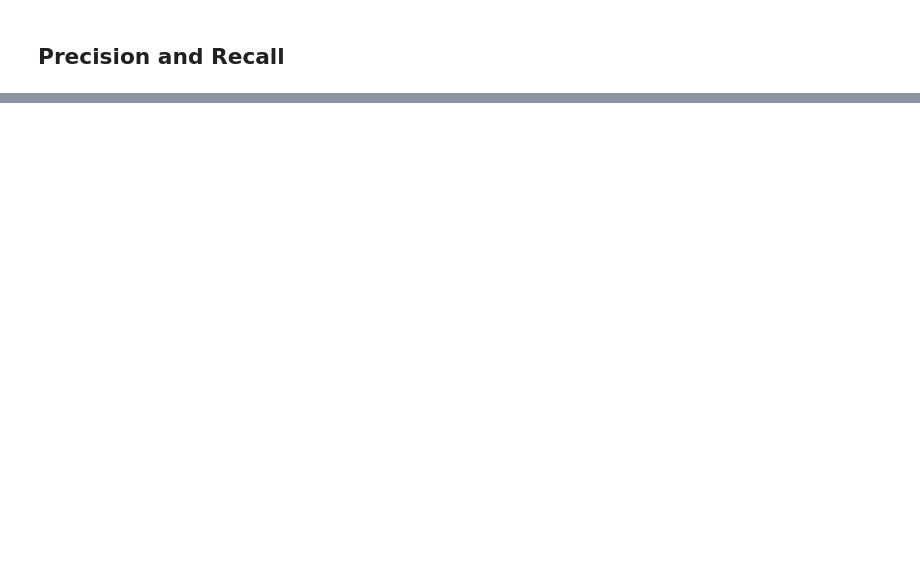
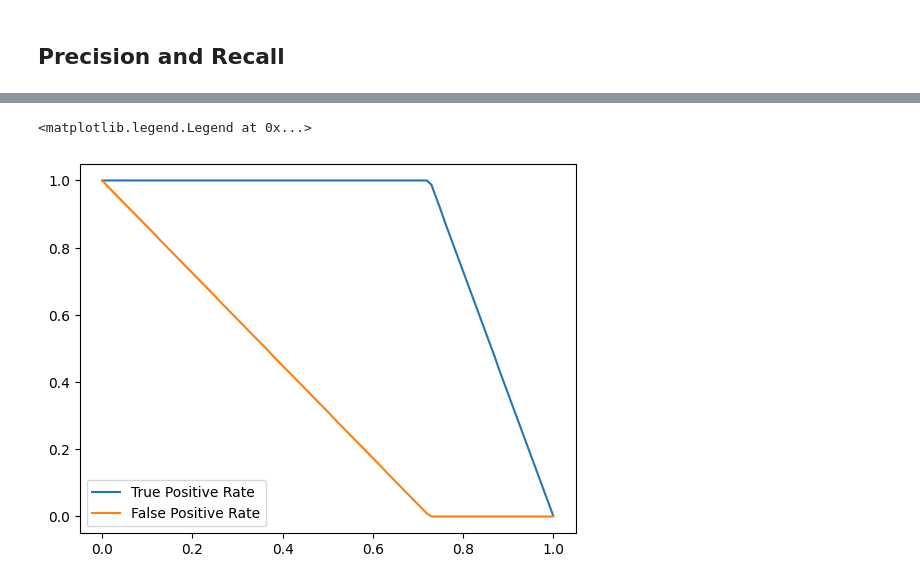
Before and after one commit to denizyigit/ml-engineering, a Jupyter notebook: 04-evaulation/classification.ipynb, the cells around one changed output, grey strips where cells are left out. Drawn from its saved outputs; the diff is of its cells as text; code cells hidden in the pictures; blank space fills up the shorter version.

```diff
--- a/04-evaulation/classification.ipynb
+++ b/04-evaulation/classification.ipynb
@@ -445,0 +548,8 @@ array([[0.6515259 , 0.07452094],
+# %%
+df_ideal = tpr_fpr_dataframe(y_ideal,y_ideal_pred)
+plt.plot(df_ideal.threshold, df_ideal['tpr'], label = "True Positive Rate" )
+plt.plot(df_ideal.threshold, df_ideal['fpr'], label = "False Positive Rate")
+plt.legend()
+# %% [output]
+<matplotlib.legend.Legend at 0x...>
+[figure, added]
```
Also changed, not shown: parts of 38 cells of this notebook.
